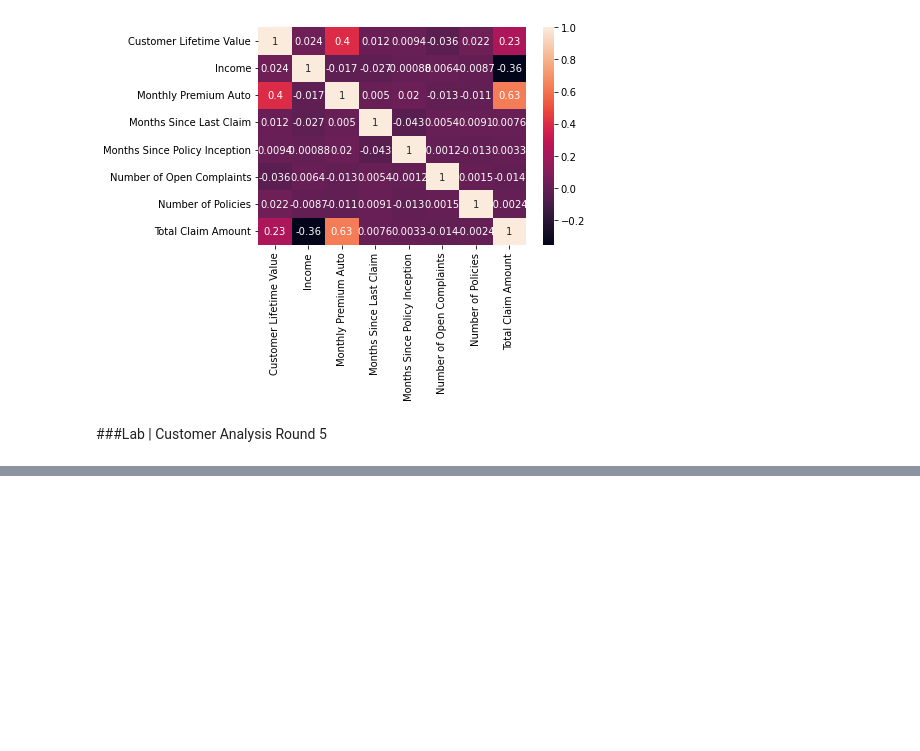
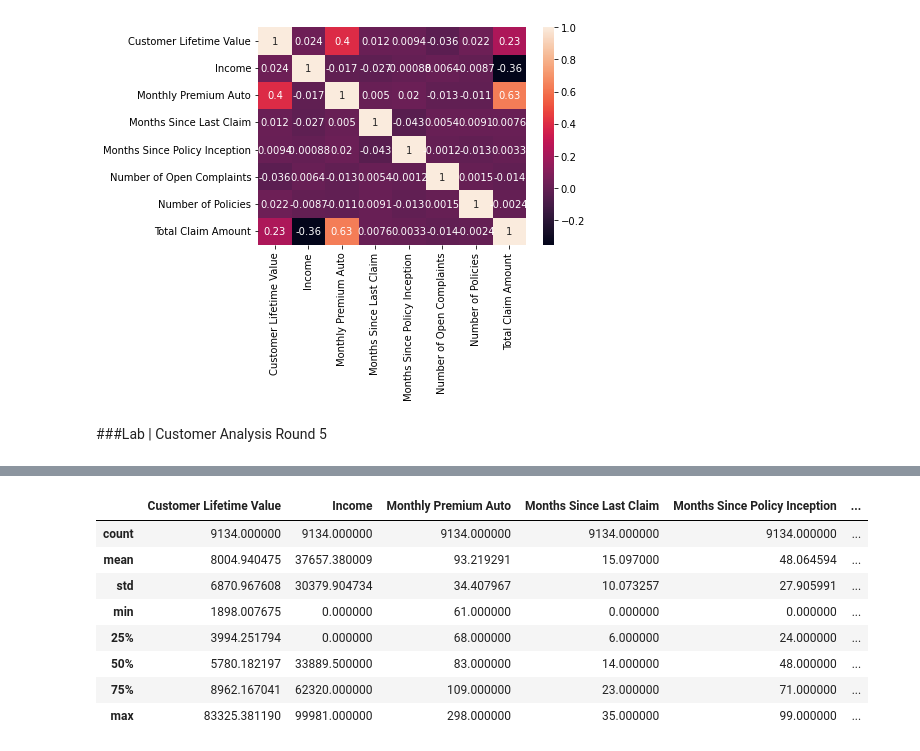
Before and after one commit to vanchido/lab-customer-analysis-round-2, a Jupyter notebook: lab-customer-analysis-round-2.ipynb, the cells around one changed output, grey strips where cells are left out. Drawn from its saved outputs; the diff is of its cells as text; code cells hidden in the pictures; blank space fills up the shorter version.

```diff
--- a/lab-customer-analysis-round-2.ipynb
+++ b/lab-customer-analysis-round-2.ipynb
@@ -585,0 +635,12 @@ plt.show()
+# %%
+df2.describe()
+# %% [output]
+|  | Customer Lifetime Value | Income | Monthly Premium Auto | Months Since Last Claim | Months Since Policy Inception | ... |
+| count | 9134.000000 | 9134.000000 | 9134.000000 | 9134.000000 | 9134.000000 | ... |
+| mean | 8004.940475 | 37657.380009 | 93.219291 | 15.097000 | 48.064594 | ... |
+| std | 6870.967608 | 30379.904734 | 34.407967 | 10.073257 | 27.905991 | ... |
+| min | 1898.007675 | 0.000000 | 61.000000 | 0.000000 | 0.000000 | ... |
+| 25% | 3994.251794 | 0.000000 | 68.000000 | 6.000000 | 24.000000 | ... |
+| 50% | 5780.182197 | 33889.500000 | 83.000000 | 14.000000 | 48.000000 | ... |
+| 75% | 8962.167041 | 62320.000000 | 109.000000 | 23.000000 | 71.000000 | ... |
+| max | 83325.381190 | 99981.000000 | 298.000000 | 35.000000 | 99.000000 | ... |
```
Also changed, not shown: parts of 8 cells of this notebook.
